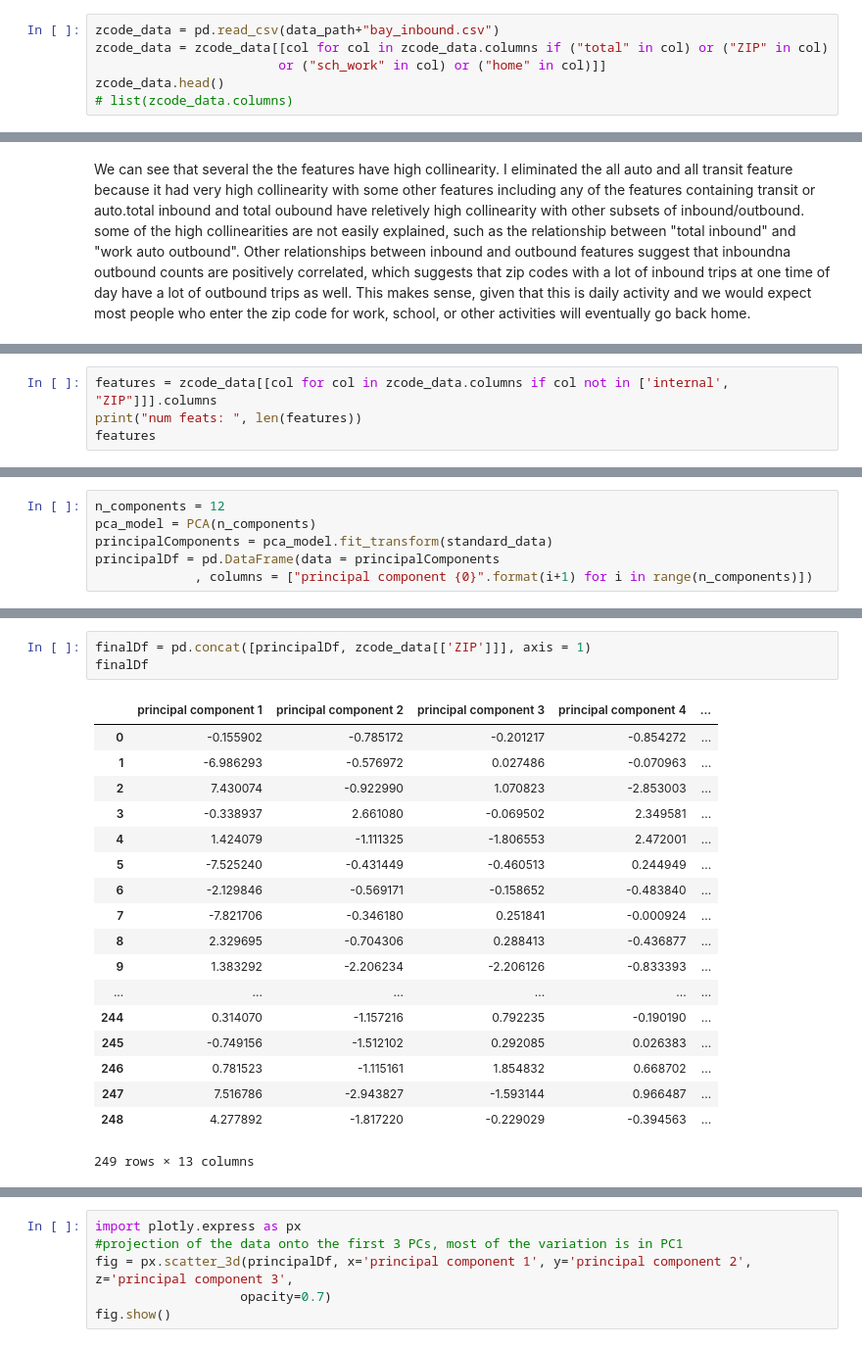
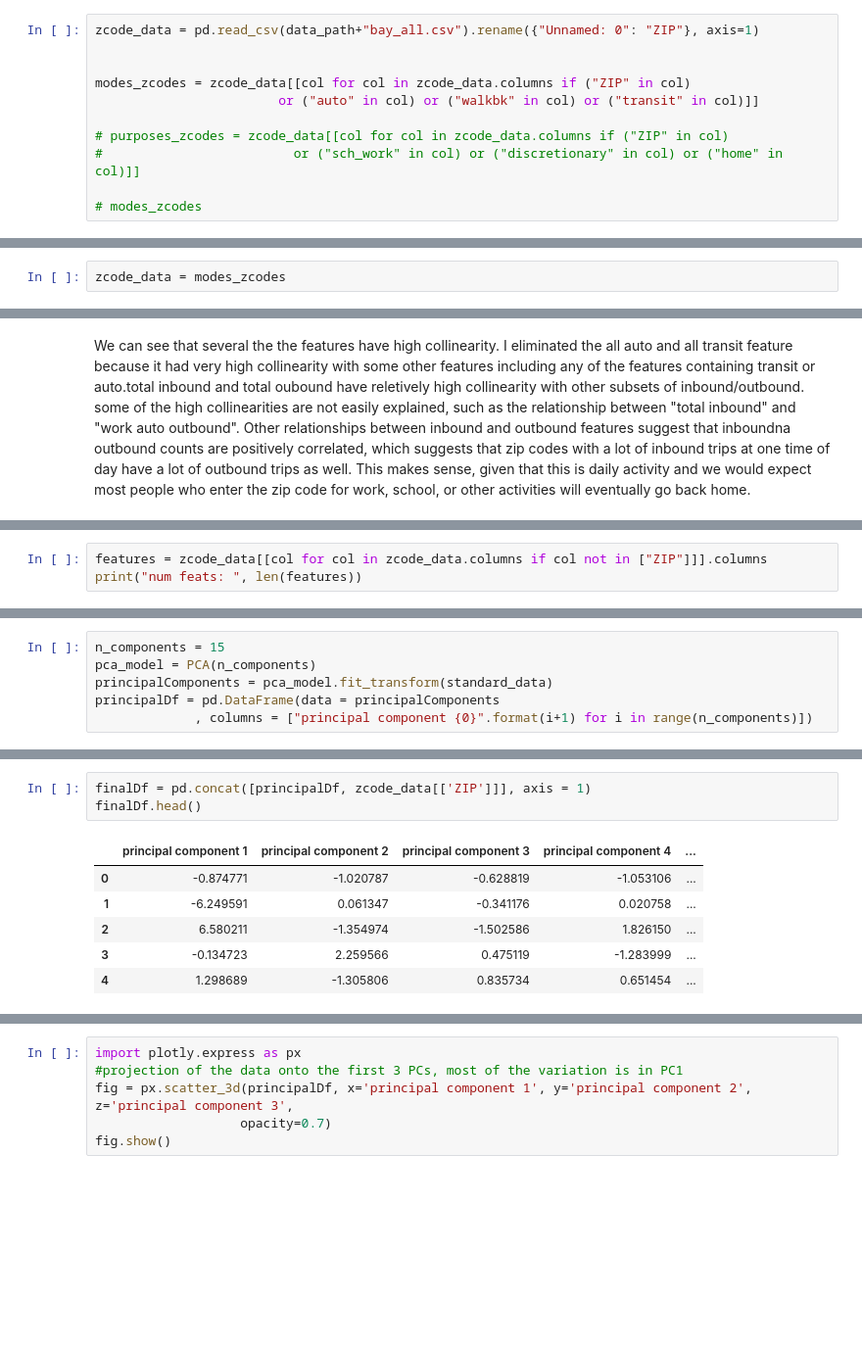
Before and after one commit to abaum1/mobilitymotifs, a Jupyter notebook: K means and PCA.ipynb, the cells around one changed output, grey strips where cells are left out. Shown: that part at 98% size. Cells and saved outputs as stored; diff of their text form; blank space fills up the shorter version.

```diff
--- a/K means and PCA.ipynb
+++ b/K means and PCA.ipynb
@@ -11,8 +11,13 @@ data_path = "/Users/ameliabaum/Desktop/Amelia/Berkeley Fall 2019/CY PLAN 257/Fin
 # pums = pd.read_csv(data_path+"csv_hca/psam_h06.csv")
 # list(pums.columns)
 # %%
-zcode_data = pd.read_csv(data_path+"bay_inbound.csv")
-zcode_data = zcode_data[[col for col in zcode_data.columns if ("total" in col) or ("ZIP" in col)
-                        or ("sch_work" in col) or ("home" in col)]]
-zcode_data.head()
-# list(zcode_data.columns)
+zcode_data = pd.read_csv(data_path+"bay_all.csv").rename({"Unnamed: 0": "ZIP"}, axis=1)
+
+
+modes_zcodes = zcode_data[[col for col in zcode_data.columns if ("ZIP" in col)
+                        or ("auto" in col) or ("walkbk" in col) or ("transit" in col)]]
+
+# purposes_zcodes = zcode_data[[col for col in zcode_data.columns if ("ZIP" in col)
+#                         or ("sch_work" in col) or ("discretionary" in col) or ("home" in col)]]
+
+# modes_zcodes
@@ -28,0 +24,2 @@ zcode_data.head()
+# %%
+zcode_data = modes_zcodes
@@ -42,6 +46,5 @@ plt.title("Pairwise Feature Correlations");
 # %%
-features = zcode_data[[col for col in zcode_data.columns if col not in ['internal', "ZIP"]]].columns
+features = zcode_data[[col for col in zcode_data.columns if col not in ["ZIP"]]].columns
 print("num feats: ", len(features))
-features
 # %% [output]
 num feats:  72
@@ -94,5 +78,5 @@ array([[-0.82907987,  0.50686754,  0.30744088, ...,  1.05072311,
 # %%
-n_components = 12
+n_components = 15
 pca_model = PCA(n_components)
 principalComponents = pca_model.fit_transform(standard_data)
 principalDf = pd.DataFrame(data = principalComponents
@@ -140,23 +91,11 @@ pc_df
 # %%
 finalDf = pd.concat([principalDf, zcode_data[['ZIP']]], axis = 1)
-finalDf
+finalDf.head()
 # %% [output]
 |  | principal component 1 | principal component 2 | principal component 3 | principal component 4 | ... |
-| 0 | -0.155902 | -0.785172 | -0.201217 | -0.854272 | ... |
-| 1 | -6.986293 | -0.576972 | 0.027486 | -0.070963 | ... |
-| 2 | 7.430074 | -0.922990 | 1.070823 | -2.853003 | ... |
-| 3 | -0.338937 | 2.661080 | -0.069502 | 2.349581 | ... |
-| 4 | 1.424079 | -1.111325 | -1.806553 | 2.472001 | ... |
-| 5 | -7.525240 | -0.431449 | -0.460513 | 0.244949 | ... |
-| 6 | -2.129846 | -0.569171 | -0.158652 | -0.483840 | ... |
-| 7 | -7.821706 | -0.346180 | 0.251841 | -0.000924 | ... |
-| 8 | 2.329695 | -0.704306 | 0.288413 | -0.436877 | ... |
-| 9 | 1.383292 | -2.206234 | -2.206126 | -0.833393 | ... |
-| ... | ... | ... | ... | ... | ... |
-| 244 | 0.314070 | -1.157216 | 0.792235 | -0.190190 | ... |
-| 245 | -0.749156 | -1.512102 | 0.292085 | 0.026383 | ... |
-| 246 | 0.781523 | -1.115161 | 1.854832 | 0.668702 | ... |
-| 247 | 7.516786 | -2.943827 | -1.593144 | 0.966487 | ... |
-| 248 | 4.277892 | -1.817220 | -0.229029 | -0.394563 | ... |
+| 0 | -0.874771 | -1.020787 | -0.628819 | -1.053106 | ... |
+| 1 | -6.249591 | 0.061347 | -0.341176 | 0.020758 | ... |
+| 2 | 6.580211 | -1.354974 | -1.502586 | 1.826150 | ... |
+| 3 | -0.134723 | 2.259566 | 0.475119 | -1.283999 | ... |
+| 4 | 1.298689 | -1.305806 | 0.835734 | 0.651454 | ... |
-249 rows × 13 columns
 # %%
```
Also changed, not shown: parts of 27 cells of this notebook.
